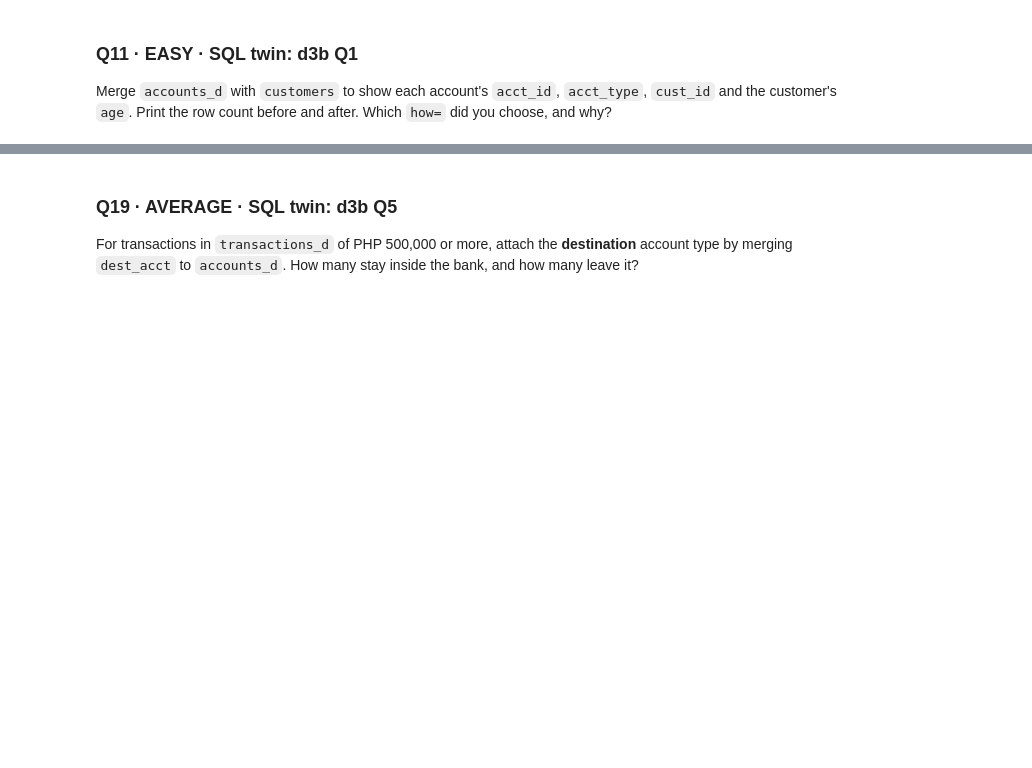
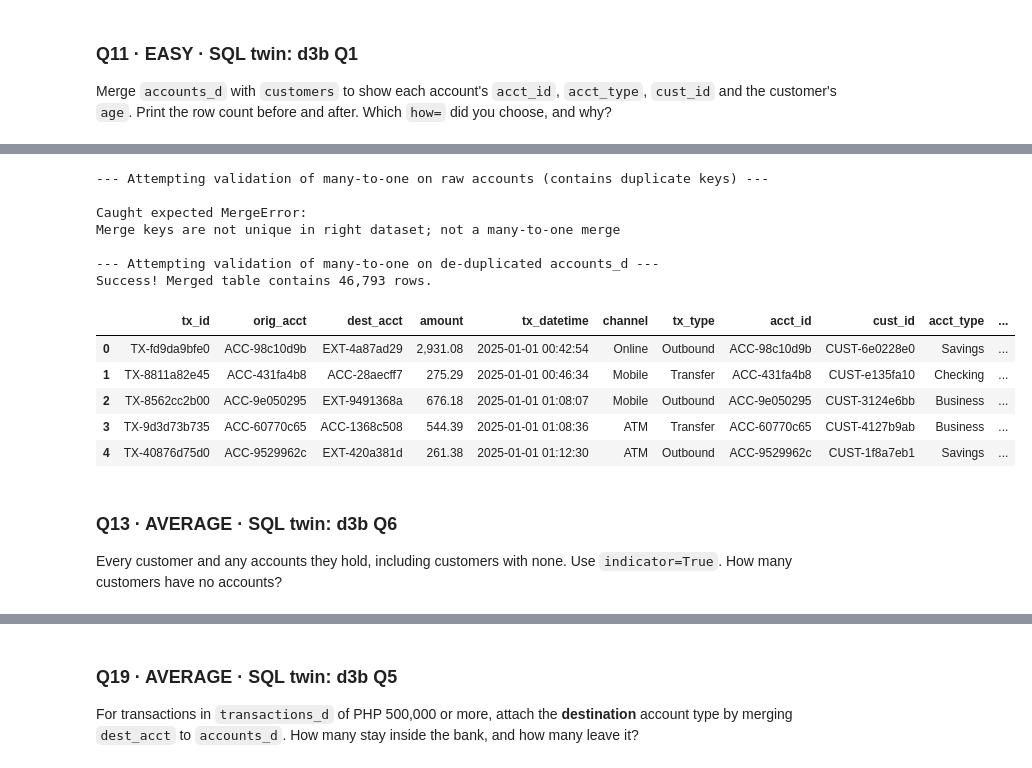
Before and after one commit to n5n0/eskwelabs-portfolio, a Jupyter notebook: py7_tables_practice_bank_Crinan.ipynb, the cells around one changed output, grey strips where cells are left out. Saved outputs shown, nothing was run; the diff lists cells and outputs as text; code cells hidden in the pictures; blank space fills up the shorter version.

```diff
--- a/py7_tables_practice_bank_Crinan.ipynb
+++ b/py7_tables_practice_bank_Crinan.ipynb
@@ -332,0 +427,47 @@ Merge `accounts_d` with `customers` to show each account's `acct_id`, `acct_type
+# %%
+print('--- Attempting validation of many-to-one on raw accounts (contains duplicate keys) ---')
+try:
+    # This will fail because raw accounts has duplicates on 'acct_id'
+    fail_merge = pd.merge(
+        transactions_d,
+        accounts,
+        left_on='orig_acct',
+        right_on='acct_id',
+        how='left',
+        validate='many_to_one'
+    )
+except pd.errors.MergeError as err:
+    print(f'\nCaught expected MergeError:\n{err}')
+
+print('\n--- Attempting validation of many-to-one on de-duplicated accounts_d ---')
+try:
+    success_merge = pd.merge(
+        transactions_d,
+        accounts_d,
+        left_on='orig_acct',
+        right_on='acct_id',
+        how='left',
+        validate='many_to_one'
+    )
+    print(f'Success! Merged table contains {len(success_merge):,} rows.')
+    display(success_merge.head())
+except Exception as err:
+    print(f'An unexpected error occurred: {err}')
+# %% [output]
+--- Attempting validation of many-to-one on raw accounts (contains duplicate keys) ---
+
+Caught expected MergeError:
+Merge keys are not unique in right dataset; not a many-to-one merge
+
+--- Attempting validation of many-to-one on de-duplicated accounts_d ---
+Success! Merged table contains 46,793 rows.
+|  | tx_id | orig_acct | dest_acct | amount | tx_datetime | channel | tx_type | acct_id | cust_id | acct_type | ... |
+| 0 | TX-fd9da9bfe0 | ACC-98c10d9b | EXT-4a87ad29 | 2,931.08 | 2025-01-01 00:42:54 | Online | Outbound | ACC-98c10d9b | CUST-6e0228e0 | Savings | ... |
+| 1 | TX-8811a82e45 | ACC-431fa4b8 | ACC-28aecff7 | 275.29 | 2025-01-01 00:46:34 | Mobile | Transfer | ACC-431fa4b8 | CUST-e135fa10 | Checking | ... |
+| 2 | TX-8562cc2b00 | ACC-9e050295 | EXT-9491368a | 676.18 | 2025-01-01 01:08:07 | Mobile | Outbound | ACC-9e050295 | CUST-3124e6bb | Business | ... |
+| 3 | TX-9d3d73b735 | ACC-60770c65 | ACC-1368c508 | 544.39 | 2025-01-01 01:08:36 | ATM | Transfer | ACC-60770c65 | CUST-4127b9ab | Business | ... |
+| 4 | TX-40876d75d0 | ACC-9529962c | EXT-420a381d | 261.38 | 2025-01-01 01:12:30 | ATM | Outbound | ACC-9529962c | CUST-1f8a7eb1 | Savings | ... |
+# %% [markdown]
+### Q13 · AVERAGE · SQL twin: d3b Q6
+
+Every customer and any accounts they hold, including customers with none. Use `indicator=True`. How many customers have no accounts?
```
Also changed, not shown: parts of 47 cells of this notebook.
